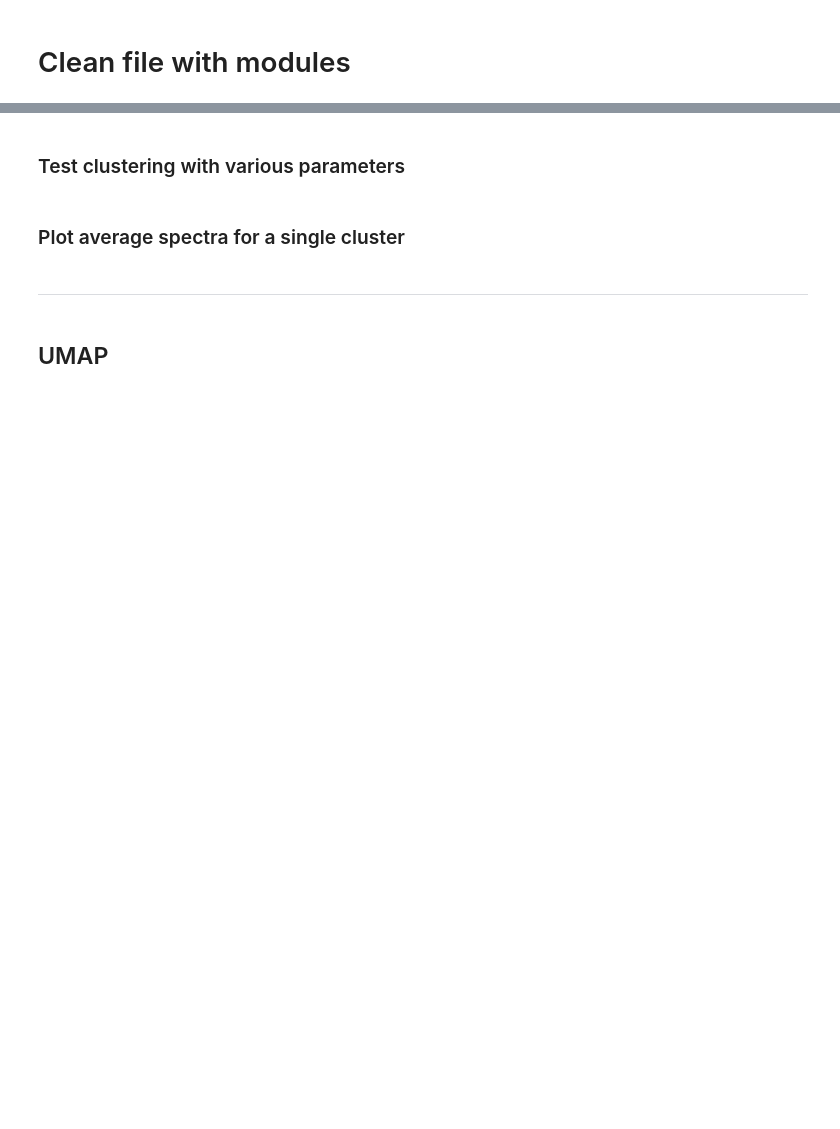
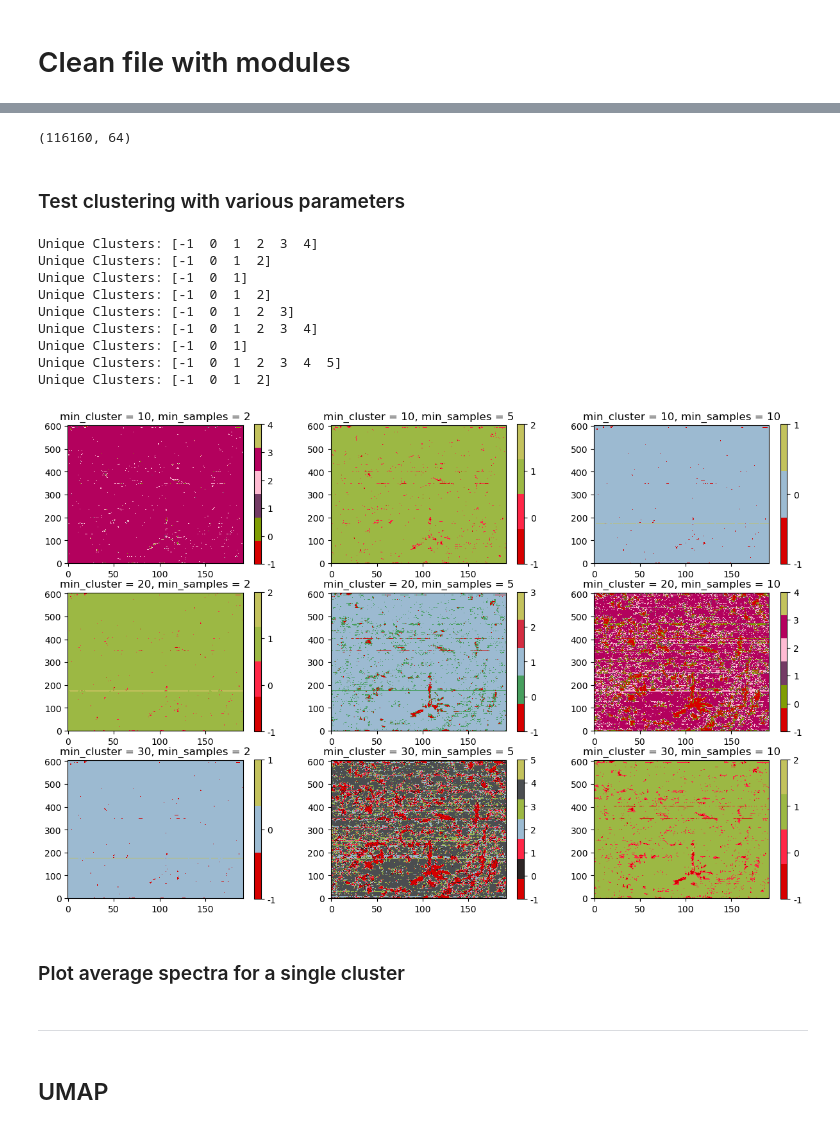
Before and after one commit to taniavsn/SimSPICE, a Jupyter notebook: notebooks/Analysis_double_normalized.ipynb, the cells around one changed output, grey strips where cells are left out. Saved outputs shown, nothing was run; the diff lists cells and outputs as text; code cells hidden in the pictures; blank space fills up the shorter version.

```diff
--- a/notebooks/Analysis_double_normalized.ipynb
+++ b/notebooks/Analysis_double_normalized.ipynb
@@ -35 +34,4 @@ dataloader = DataLoader(
+# %%
+path = 'C:\\Users\\tania\\Documents\\CU Boulder\\CU Fall 2024\\ASEN 6337\\Individual project\\SimSPICE\\'
+path_feb23 = "C:\\Users\\tania\\Documents\\SPICE\\SPROUTS\\datasets_deepL\\spectra_Feb2023.nc"
 # %%
@@ -44,4 +48,6 @@ np.save('saved_outputs//stacked_outputs_double64_full_normspec.npy', stacked_out
 # %%
-stacked_outputs = np.load('saved_outputs//stacked_outputs_double64_Feb23_normspec_15epochs.npy')
+stacked_outputs = np.load(path+'\\model_runs\\fulltrained_feb23run_double64.npy')
 # %%
 stacked_outputs.shape
+# %% [output]
+(116160, 64)
@@ -53,22 +57,33 @@ feb11 = stacked_outputs[:117120]
 for x in tqdm.tqdm([10, 20, 30]):
     for y in [2, 5, 10]:
         clusterer = hdbscan.HDBSCAN(min_cluster_size=x, min_samples=y, metric='euclidean') #<=> cosine?
-        clusterer.fit(feb11)
+        clusterer.fit(stacked_outputs)
         labels = clusterer.labels_
-        np.save(f'saved_outputs//labels_double_normspec_full_minclus{x}_minsamp{y}.npy', labels)
+        np.save(f'{path}clustering//fulltrained_feb23run_double64_minclus{x}_minsamp{y}.npy', labels)
 # %%
 c=0
 plt.figure(figsize=(15,13))
 for x in [10, 20, 30]:
     for y in [2, 5, 10]:
         c+=1
         plt.subplot(4,3,c)
-        labels = np.load(f'saved_outputs//labels_double_normspec_15epochs_Feb23_minclus{x}_minsamp{y}.npy')
+        labels = np.load(f'{path}clustering//fulltrained_feb23run_double64_minclus{x}_minsamp{y}.npy')
         # labels = np.load(f'saved_outputs//labels_double_normspec_15epochs_Feb23_minclus{x}_minsamp{y}.npy') #best one so far
-        imf.map_clusters(labels, dataset_path="C:\\Users\\tania\\Documents\\SPICE\\SPROUTS\\spectra_11Feb2023.nc", selected_clusters=None)
+        imf.map_clusters(labels, dataset_path=path_feb23, selected_clusters=None)
 
         plt.title(f"min_cluster = {x}, min_samples = {y}")
 # plt.suptitle('norm_15epochs_fullytrained_minclus_double')
+# %% [output]
+Unique Clusters: [-1  0  1  2  3  4]
+Unique Clusters: [-1  0  1  2]
+Unique Clusters: [-1  0  1]
+Unique Clusters: [-1  0  1  2]
+Unique Clusters: [-1  0  1  2  3]
+Unique Clusters: [-1  0  1  2  3  4]
+Unique Clusters: [-1  0  1]
+Unique Clusters: [-1  0  1  2  3  4  5]
+Unique Clusters: [-1  0  1  2]
+[figure, added]
 # %% [markdown]
 ### Plot average spectra for a single cluster
 # %%
```
Also changed, not shown: parts of 7 cells of this notebook, 3 other files.
